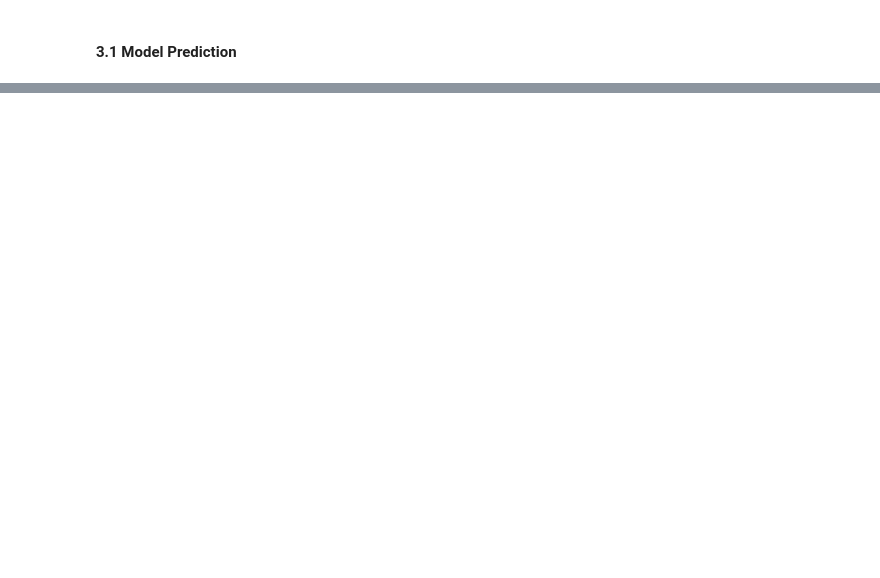
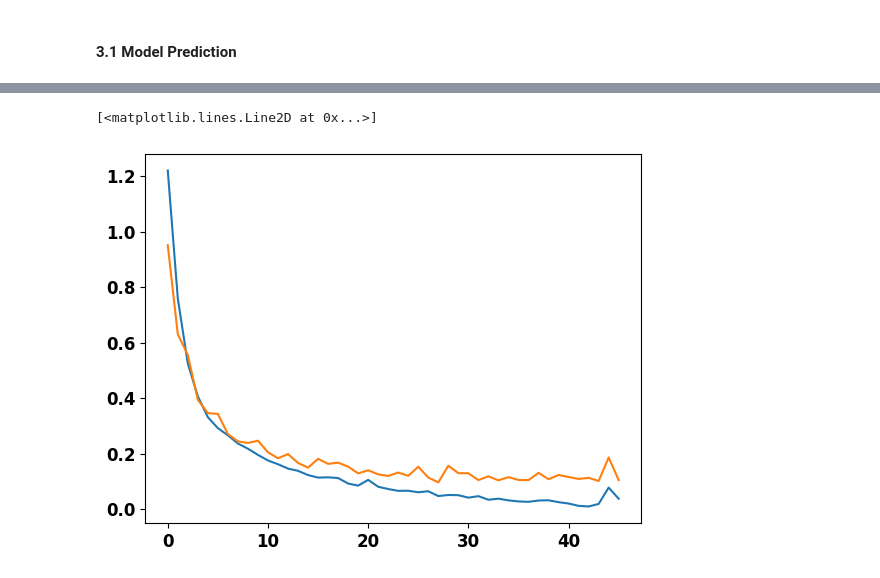
Before and after one commit to Comoz/ml_comoz, a Jupyter notebook: Project code/Projet_ML.ipynb, the cells around one changed output, grey strips where cells are left out. Cells and saved outputs as stored; diff of their text form; code cells hidden in the pictures; blank space fills up the shorter version.

```diff
--- a/Project code/Projet_ML.ipynb
+++ b/Project code/Projet_ML.ipynb
@@ -73,7 +130,6 @@ X_train_scaled
 # %%
 model = Sequential()
 ###################################
-# Write your own code here #
 
 model.add(Conv2D(64,kernel_size=(3, 3), activation='linear', input_shape=(45,51,3)))
 model.add(MaxPooling2D(pool_size=(4, 4)))
@@ -86,30 +142,13 @@ model.add(MaxPooling2D(pool_size=(2, 2)))
 
 model.add(Flatten())
 
-model.add(Dense(128, activation='softmax'))
-model.add(Dense(256, activation='linear'))
-model.add(Dense(128, activation='linear'))
+model.add(Dense(128, activation='sigmoid'))
+model.add(Dense(256, activation='softplus'))
+model.add(Dropout(0.1))
+model.add(Dense(128, activation='softplus'))
 model.add(Dense(4, activation='softmax'))
 
 ###################################
-
-
-
-###################################
-# Write your own code here #
-
-#model.add(Conv2D(64,kernel_size=(3, 3), activation='linear', input_shape=(45,51,3)))
-#model.add(MaxPooling2D(pool_size=(4, 4)))
-#model.add(Conv2D(128,kernel_size=(3, 3), activation='softmax',input_shape=(45,51,3)))
-#model.add(MaxPooling2D(pool_size=(2, 2)))
-#model.add(Conv2D(256,kernel_size=(3, 3), activation='linear',input_shape=(45,51,3)))
-#model.add(MaxPooling2D(pool_size=(2, 2)))
-
-#model.add(Flatten())
-#model.add(Dense(64, activation='relu'))
-#model.add(Dense(4, activation='softmax'))
-
-###################################
 # %% [markdown]
 #### 2.2 Compile the model
 # %%
@@ -117,9 +156,9 @@ model.add(Dense(4, activation='softmax'))
 ###################################
 # Write your own code here #
 
-optimizer = Adamax(learning_rate = 0.0001)
+optimizer = Adam(learning_rate = 0.001)
 model.compile(loss='categorical_crossentropy', optimizer=optimizer, metrics=['accuracy'])
 
 ###################################
 #For some reason I can not launch it at that point without a crash
-#model.summary()
+model.summary()
@@ -130,8 +187,8 @@ model.compile(loss='categorical_crossentropy', optimizer=optimizer, metrics=['ac
 # %%
 ###################################
 # Write your own code here #
-callback = EarlyStopping(monitor='accuracy', patience=8)
-history = model.fit(X_train_scaled, y_train_encoded, epochs=80, batch_size=170, validation_split = 0.2)#, callbacks=[callback])
+callback = EarlyStopping(monitor='loss', patience=3)
+history = model.fit(X_train_scaled, y_train_encoded, epochs=100, batch_size=200, validation_split = 0.2, callbacks=[callback])
 
 
 ###################################
@@ -169,0 +228,7 @@ array([[0.12528478, 0.33525446, 0.26679593, 0.27266482],
+# %%
+plt.figure()
+plt.plot(history.history['loss'])
+plt.plot(history.history['val_loss'])
+# %% [output]
+[<matplotlib.lines.Line2D at 0x...>]
+[figure, added]
```
Also changed, not shown: parts of 7 cells of this notebook.
